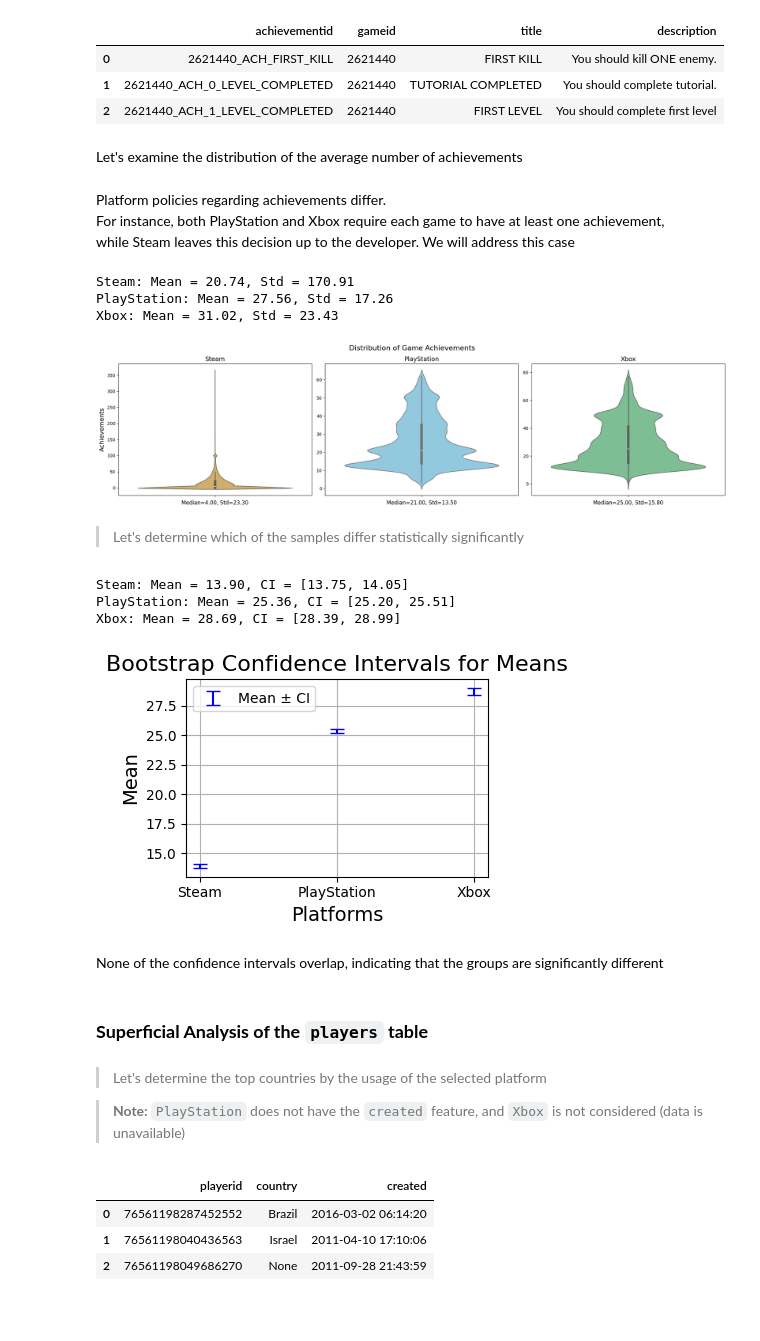
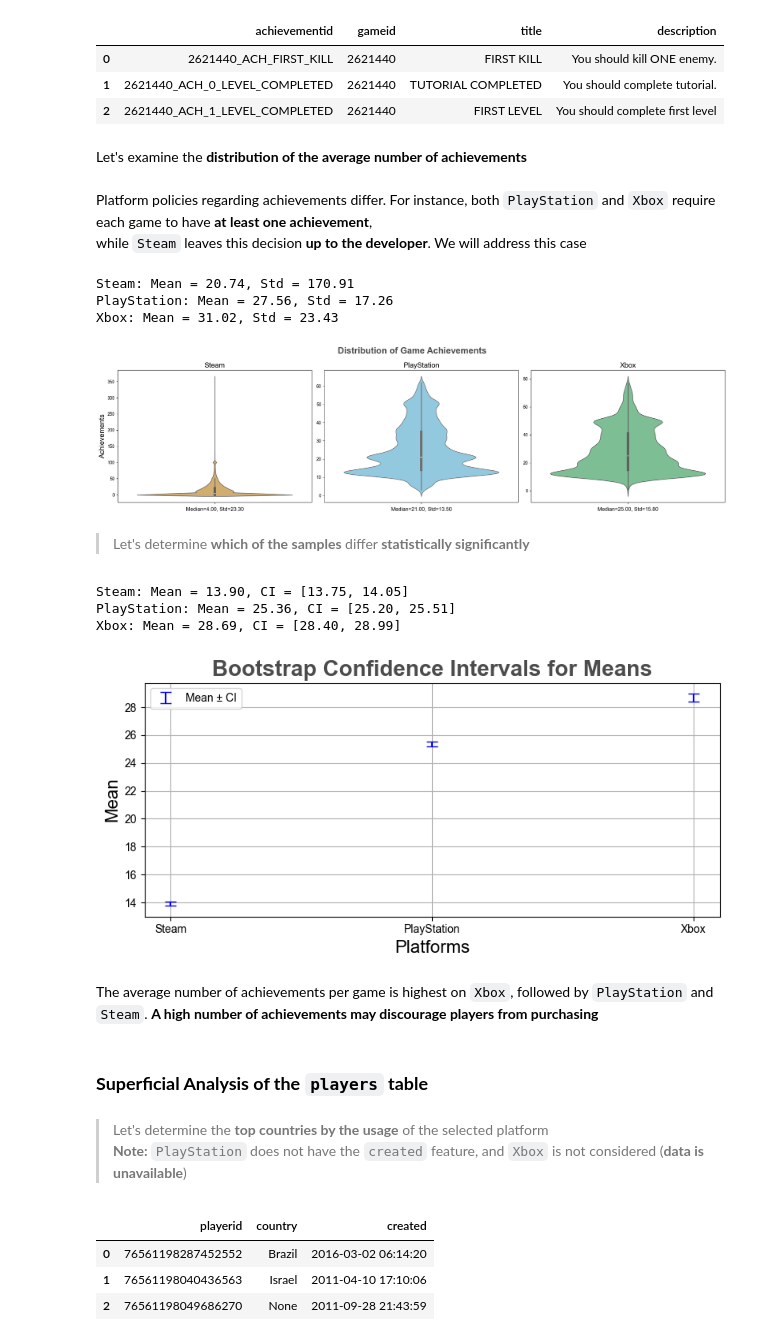
Before and after one commit to Smipe-a/gamestatshub, a Jupyter notebook: analysis/overview.ipynb, the cells around one changed output. Cells and saved outputs as stored; diff of their text form; code cells hidden in the pictures; blank space fills up the shorter version.

```diff
--- a/analysis/overview.ipynb
+++ b/analysis/overview.ipynb
@@ -169,7 +173,9 @@ plt.tight_layout()
 # %% [markdown]
 > Now, let's identify which publishers and developers release games most frequently
 # %%
+plt.rcParams['font.family'] = 'Arial'
 fig, axes = plt.subplots(1, 3, figsize=(20, 5))
+
 for ax, platform, color in zip(axes, PLATFORMS, COLORS):
     top_publishers = (
         games_df[platform]
@@ -197,10 +203,10 @@ for ax, platform, color in zip(axes, PLATFORMS, COLORS):
 
     ax.invert_yaxis()
     ax.xaxis.set_visible(False)
-    ax.set_title(platform.capitalize().replace('s', 'S'), fontsize=14)
+    ax.set_title(platform.capitalize().replace('s', 'S'), fontsize=16)
 
-fig.text(.5, 1.02, 'Top Publishers by Platform',
-         ha='center', va='center', fontsize=16)
+fig.text(.5, 1.04, 'Top Publishers by Platform',
+         ha='center', va='center', fontsize=20, weight='bold', alpha=.7)
 
 plt.tight_layout()
 # %% [output]
@@ -208,5 +214,7 @@ plt.tight_layout()
 # %%
+plt.rcParams['font.family'] = 'Arial'
 fig, axes = plt.subplots(1, 3, figsize=(20, 5))
+
 for ax, platform, color in zip(axes, PLATFORMS, COLORS):
     top_developers = (
         games_df[platform]
@@ -234,10 +242,10 @@ for ax, platform, color in zip(axes, PLATFORMS, COLORS):
 
     ax.invert_yaxis()
     ax.xaxis.set_visible(False)
-    ax.set_title(platform.capitalize().replace('s', 'S'), fontsize=14)
+    ax.set_title(platform.capitalize().replace('s', 'S'), fontsize=16)
 
-fig.text(.5, 1.02, 'Top Developers by Platform',
-         ha='center', va='center', fontsize=16)
+fig.text(.5, 1.04, 'Top Developers by Platform',
+         ha='center', va='center', fontsize=20, weight='bold', alpha=.7)
 
 plt.tight_layout()
 # %% [output]
@@ -259,11 +265,10 @@ achievements_df[PLATFORMS[0]].head(3)
 | 1 | 2621440_ACH_0_LEVEL_COMPLETED | 2621440 | TUTORIAL COMPLETED | You should complete tutorial. |
 | 2 | 2621440_ACH_1_LEVEL_COMPLETED | 2621440 | FIRST LEVEL | You should complete first level |
 # %% [markdown]
-Let's examine the distribution of the average number of achievements
+Let's examine the **distribution of the average number of achievements**
 # %% [markdown]
-Platform policies regarding achievements differ.
-For instance, both PlayStation and Xbox require each game to have at least one achievement,
-while Steam leaves this decision up to the developer. We will address this case
+Platform policies regarding achievements differ. For instance, both `PlayStation` and `Xbox` require each game to have **at least one achievement**,
+while `Steam` leaves this decision **up to the developer**. We will address this case
 # %%
 # Let's start by examining the std and mean
 for platform in PLATFORMS:
@@ -296,7 +301,9 @@ Steam: Mean = 20.74, Std = 170.91
 PlayStation: Mean = 27.56, Std = 17.26
 Xbox: Mean = 31.02, Std = 23.43
 # %%
+plt.rcParams['font.family'] = 'Arial'
 fig, axes = plt.subplots(1, 3, figsize=(20,5))
+
 for ax, color, platform in zip(axes, COLORS, PLATFORMS):
     sns.violinplot(achievements_df[platform].quantity,
                    ax=ax, color=color)
@@ -308,18 +315,18 @@ for ax, color, platform in zip(axes, COLORS, PLATFORMS):
         fontsize=12
     )
 
-    ax.set_title(platform.capitalize().replace('s', 'S'), fontsize=14)
+    ax.set_title(platform.capitalize().replace('s', 'S'), fontsize=16)
 
-axes[0].set_ylabel('Achievements', fontsize=14)
+axes[0].set_ylabel('Achievements', fontsize=16)
 
-fig.text(.5, 1.02, 'Distribution of Game Achievements',
-         ha='center', va='center', fontsize=16)
+fig.text(.5, 1.04, 'Distribution of Game Achievements',
+         ha='center', va='center', fontsize=20, weight='bold', alpha=.7)
 
 plt.tight_layout()
 # %% [output]
-[figure, old version]
+[figure, new version]
 # %% [markdown]
-> Let's determine which of the samples differ statistically significantly
+> Let's determine **which of the samples** differ **statistically significantly**
 # %%
 def bootstrap_ci(data: pd.Series,
                  sample_size: int=10000,
@@ -331,43 +338,43 @@ def bootstrap_ci(data: pd.Series,
 
     return np.mean(data), lower, upper
 # %%
+plt.rcParams['font.family'] = 'Arial'
+plt.figure(figsize=(8, 4))
+
 results_bootstrap = {}
 for platform in PLATFORMS:
     mean, lower, upper = bootstrap_ci(achievements_df[platform].quantity)
     results_bootstrap[platform.capitalize().replace('s', 'S')] = (mean, lower, upper)
 
 for platform, (mean, lower, upper) in results_bootstrap.items():
     print(f'{platform}: Mean = {mean:.2f}, CI = [{lower:.2f}, {upper:.2f}]')
-
-plt.figure(figsize=(4, 3))
 
 platforms = list(results_bootstrap.keys())
 means = [results_bootstrap[platform][0] for platform in platforms]
 lowers = [results_bootstrap[platform][1] for platform in platforms]
 uppers = [results_bootstrap[platform][2] for platform in platforms]
 
 plt.errorbar(platforms, means, yerr=[np.array(means) - np.array(lowers), np.array(uppers) - np.array(means)],
              fmt='none', capsize=5, label='Mean ± CI', color='blue')
 
-plt.title('Bootstrap Confidence Intervals for Means', fontsize=16)
-plt.ylabel('Mean', fontsize=14)
-plt.xlabel('Platforms', fontsize=14)
-
 plt.grid(True)
 plt.legend()
 
+plt.ylabel('Mean', fontsize=16)
+plt.xlabel('Platforms', fontsize=16)
+plt.title('Bootstrap Confidence Intervals for Means', fontsize=20, weight='bold', alpha=.7)
+
 plt.tight_layout()
 # %% [output]
 Steam: Mean = 13.90, CI = [13.75, 14.05]
 PlayStation: Mean = 25.36, CI = [25.20, 25.51]
-Xbox: Mean = 28.69, CI = [28.39, 28.99]
+Xbox: Mean = 28.69, CI = [28.40, 28.99]
-[figure, old version]
+[figure, new version]
-# %% [markdown]
-None of the confidence intervals overlap, indicating that the groups are significantly different
+# %% [markdown]
+The average number of achievements per game is highest on `Xbox`, followed by `PlayStation` and `Steam`. **A high number of achievements may discourage players from purchasing**
 # %% [markdown]
 ### **Superficial Analysis of the `players` table**
 # %% [markdown]
-> Let's determine the top countries by the usage of the selected platform
-
-> **Note:** `PlayStation` does not have the `created` feature, and `Xbox` is not considered (data is unavailable)
+> Let's determine the **top countries by the usage** of the selected platform
+> **Note:** `PlayStation` does not have the `created` feature, and `Xbox` is not considered (**data is unavailable**)
 # %%
```
Also changed, not shown: parts of 14 cells of this notebook, 7 other files.
